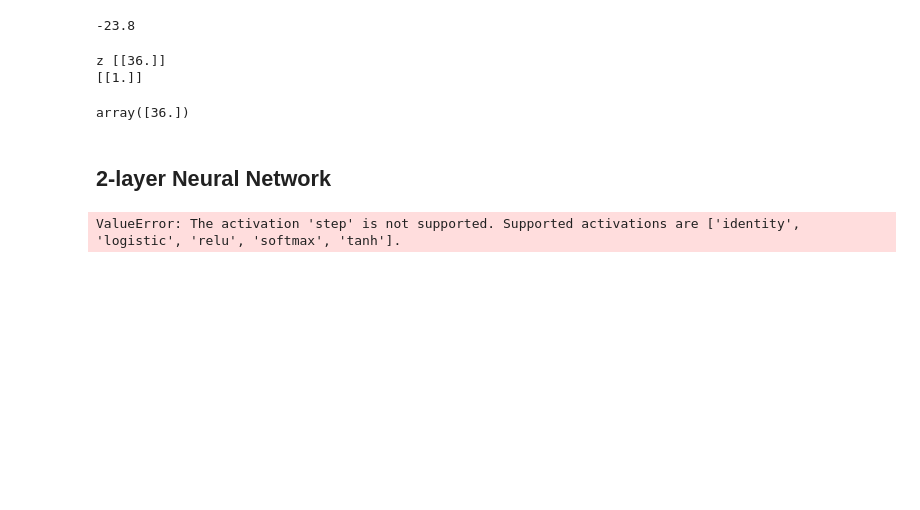
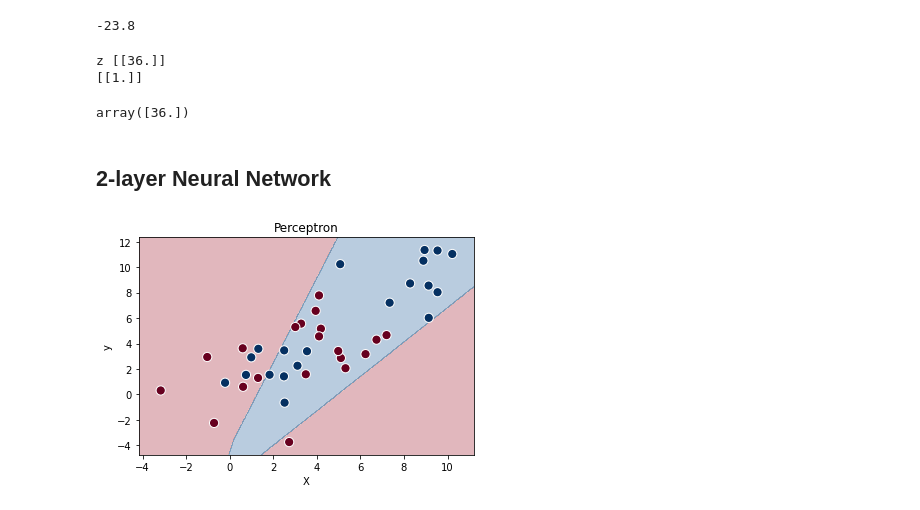
Before and after one commit to aws-samples/aws-mlu-explain, a Jupyter notebook: code/nn/python/output-neuron-datasets.ipynb, the cells around one changed output. Drawn from its saved outputs; the diff is of its cells as text; code cells hidden in the pictures; blank space fills up the shorter version.

```diff
--- a/code/nn/python/output-neuron-datasets.ipynb
+++ b/code/nn/python/output-neuron-datasets.ipynb
@@ -155,11 +180,11 @@ array([36.])
 ## 2-layer Neural Network
 # %%
 # Train a neural network model with two hidden layers (each a perceptron) on the dataset
-clf = MLPClassifier(hidden_layer_sizes=(2,), activation='step', solver='sgd', max_iter=10000).fit(X, y)
+clf = MLPClassifier(hidden_layer_sizes=(2,), activation='relu', solver='sgd', max_iter=100).fit(X, y)
 
 plot_decision_boundary(clf)
 # %% [output]
-ValueError: The activation 'step' is not supported. Supported activations are ['identity', 'logistic', 'relu', 'softmax', 'tanh'].
+[figure, added]
 # %%
 # Train a neural network model with two hidden layers (each a perceptron) on the dataset
 clf = MLPClassifier(hidden_layer_sizes=(6,), activation='logistic', solver='sgd', max_iter=20000).fit(X, y)
```
Also changed, not shown: parts of 14 cells of this notebook, 18 other files.
